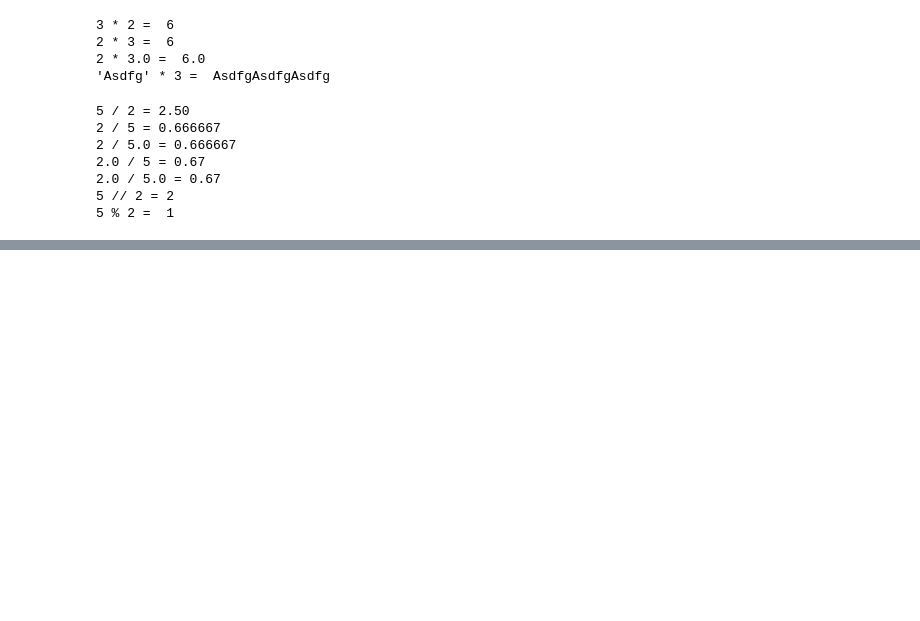
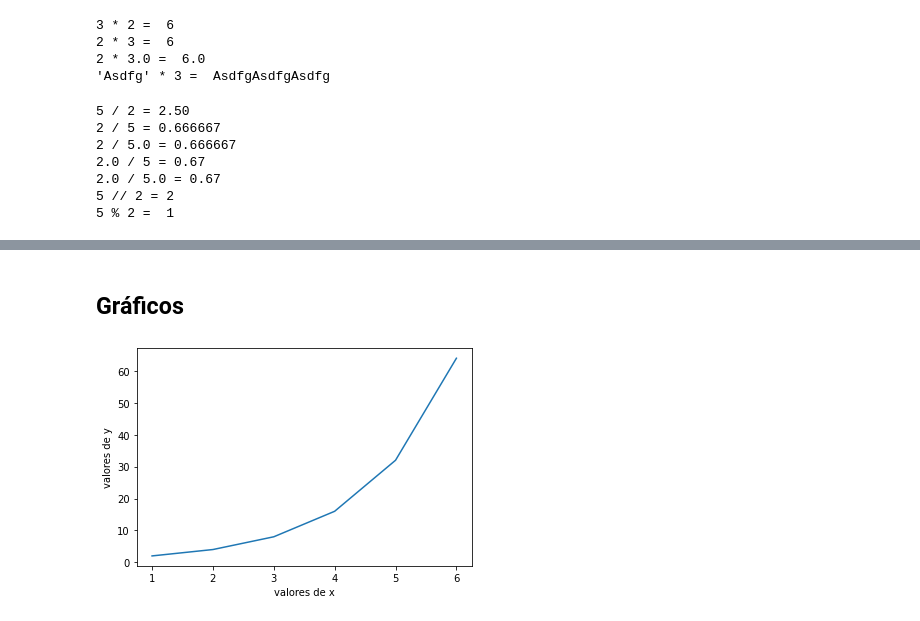
Before and after one commit to giiff/TADS_Algoritmos_Python, a Jupyter notebook: algoritmos_python.ipynb, the cells around one changed output, grey strips where cells are left out. Saved outputs shown, nothing was run; the diff lists cells and outputs as text; code cells hidden in the pictures; blank space fills up the shorter version.

```diff
--- a/algoritmos_python.ipynb
+++ b/algoritmos_python.ipynb
@@ -316,0 +898,12 @@ print('5 % 2 = ', 5 % 2)
+# %% [markdown]
+## Gráficos
+# %%
+import matplotlib.pyplot as plt
+x = [1, 2, 3, 4, 5, 6]
+y = [2, 4, 8, 16, 32, 64]
+plt.plot(x,y)
+plt.ylabel('valores de y')
+plt.xlabel('valores de x')
+plt.show()
+# %% [output]
+[figure, added]
```
Also changed, not shown: parts of 45 cells of this notebook, 2 other files.
